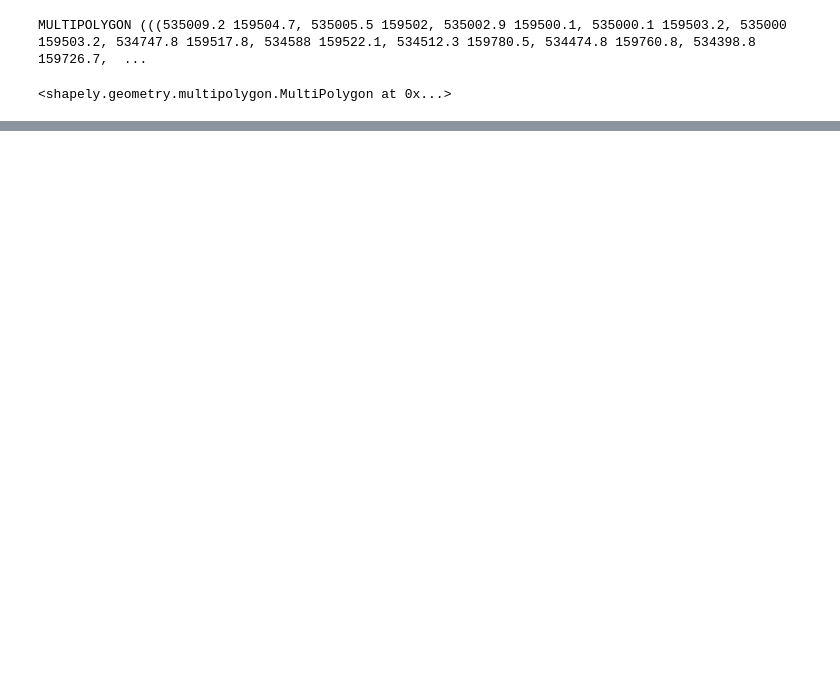
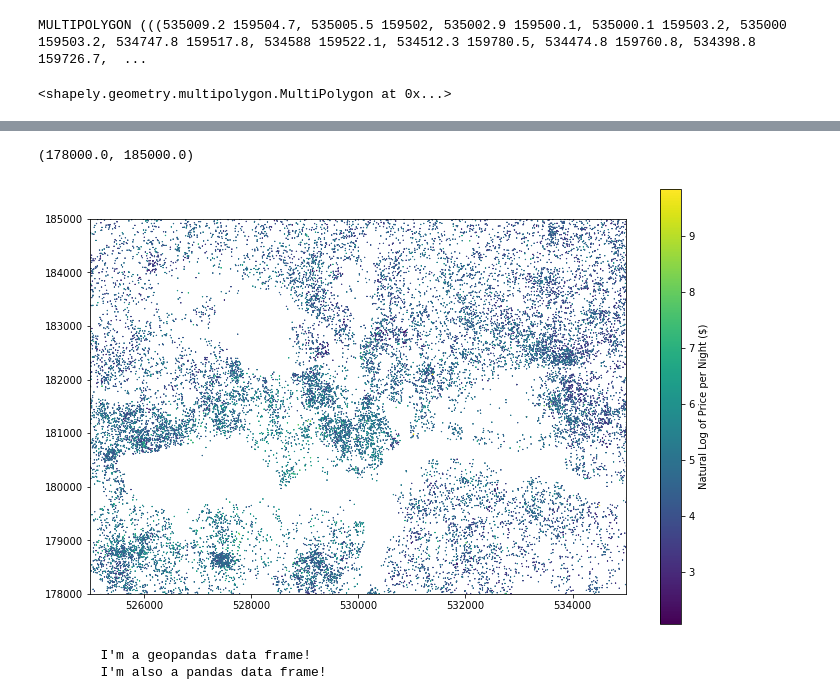
Before and after one commit to Jiawei997/i2p, a Jupyter notebook: pra_6.ipynb, the cells around one changed output, grey strips where cells are left out. Drawn from its saved outputs; the diff is of its cells as text; code cells hidden in the pictures; blank space fills up the shorter version.

```diff
--- a/pra_6.ipynb
+++ b/pra_6.ipynb
@@ -270,0 +314,20 @@ GEOSException: IllegalArgumentException: Points of LinearRing do not form a clos
+# %%
+#zoom in and out
+ax = gdf.plot(figsize=(12,8), marker='*', markersize=0.25,
+         column='lnprice', cmap='viridis',
+         legend=True, legend_kwds={'label':'Natural Log of Price per Night ($)'})
+ax.set_xlim([525000,535000])
+ax.set_ylim([178000,185000])
+# %% [output]
+(178000.0, 185000.0)
+[figure, added]
+# %%
+#Recall
+if isinstance(gdf, gpd.GeoDataFrame): # Is gdf a GeoDataFrame object?
+    print("\tI'm a geopandas data frame!")
+
+if isinstance(gdf, pd.DataFrame): # Is gdf *also* a DataFrame object?
+    print("\tI'm also a pandas data frame!")
+# %% [output]
+        I'm a geopandas data frame!
+        I'm also a pandas data frame!
```
Also changed, not shown: parts of 15 cells of this notebook, 1 other file.
